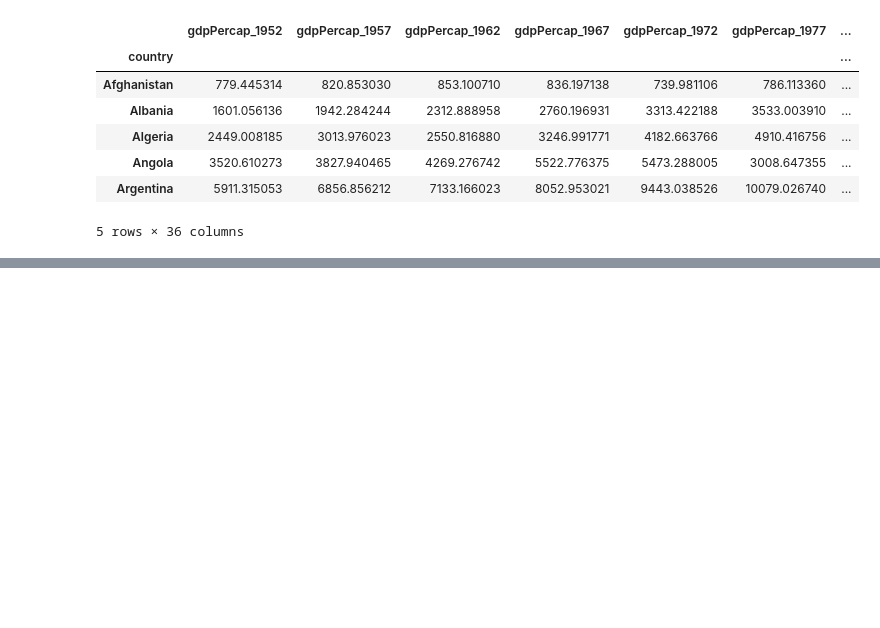
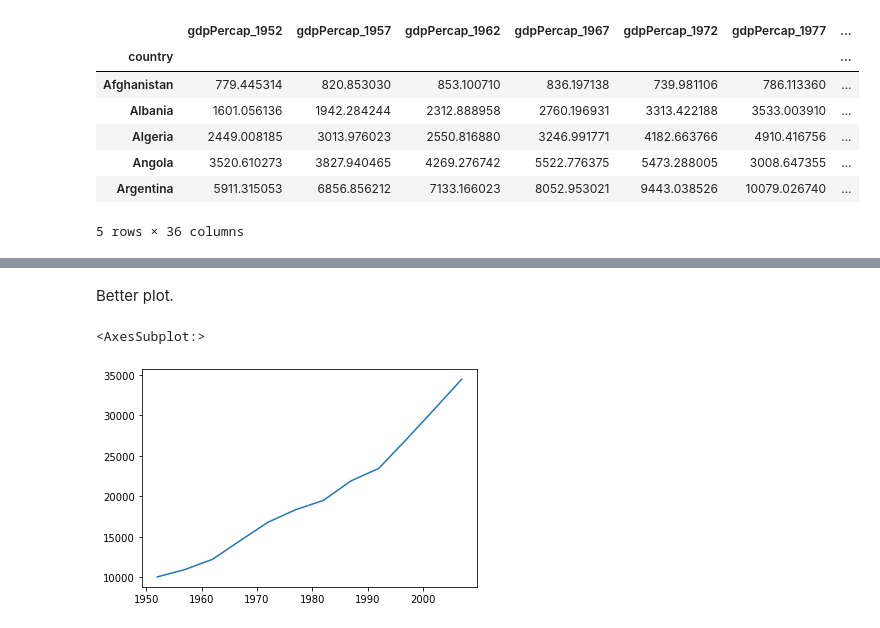
Before and after one commit to j23414/temp_swcarp_python, a Jupyter notebook: Basic.ipynb, the cells around one changed output, grey strips where cells are left out. Saved outputs shown, nothing was run; the diff lists cells and outputs as text; code cells hidden in the pictures; blank space fills up the shorter version.

```diff
--- a/Basic.ipynb
+++ b/Basic.ipynb
@@ -182,0 +250,3 @@ summarydata
+# %%
+data.columns = data.columns.str.strip('gdpPercap_').astype(int)
+data
@@ -182,0 +258,7 @@ summarydata
+# %% [markdown]
+Better plot.
+# %%
+data.loc['Australia'].plot()    #<= internal data.frame connection to matplotlib
+# %% [output]
+<AxesSubplot:>
+[figure, added]
```
Also changed, not shown: parts of 25 cells of this notebook, 1 other file.
